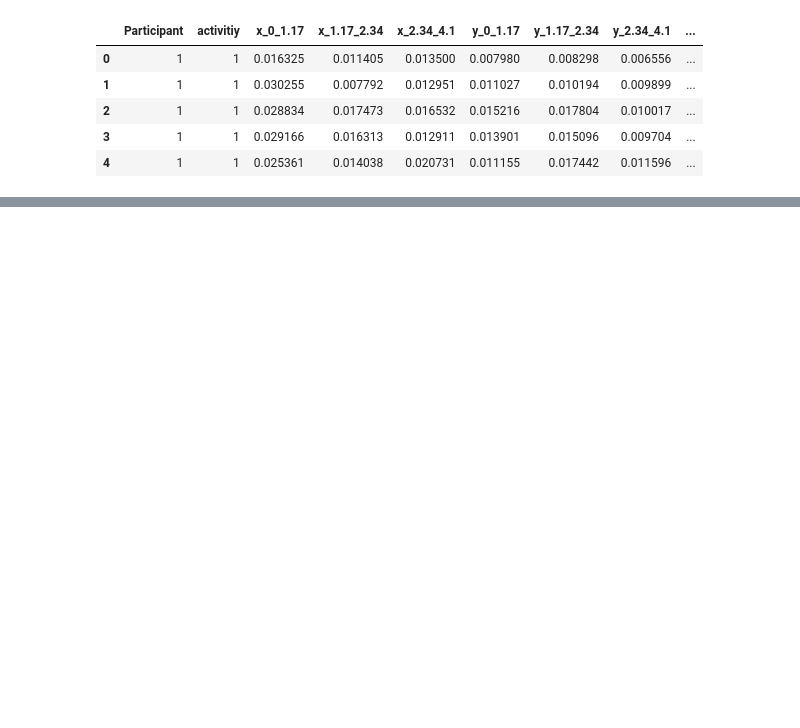
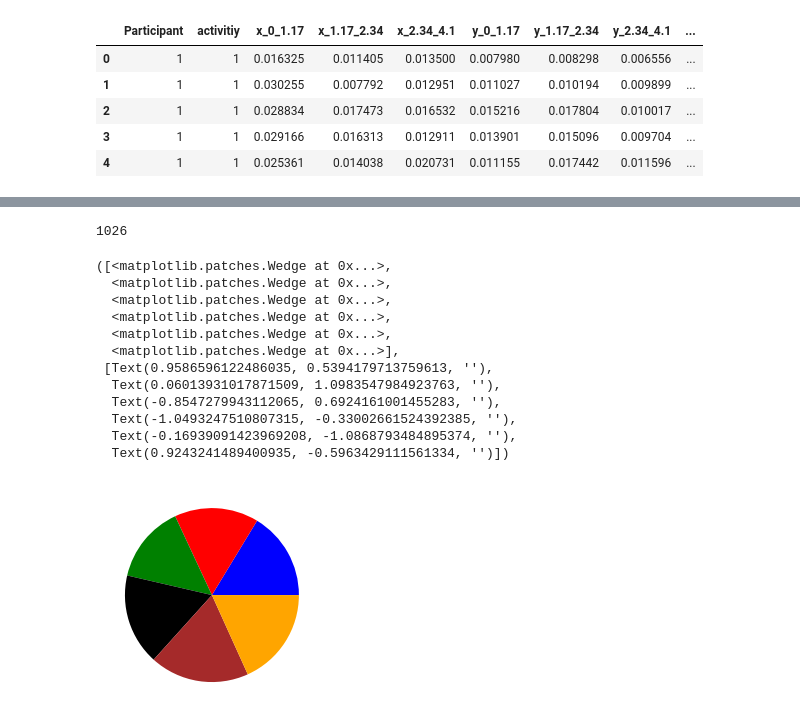
Before and after one commit to Devinml/Human-activity-recognition-using-smartphone-data, a Jupyter notebook: notebooks/EDA_RAW_DATA.ipynb, the cells around one changed output, grey strips where cells are left out. Cells and saved outputs as stored; diff of their text form; code cells hidden in the pictures; blank space fills up the shorter version.

```diff
--- a/notebooks/EDA_RAW_DATA.ipynb
+++ b/notebooks/EDA_RAW_DATA.ipynb
@@ -359,0 +338,23 @@ Name: activitiy, Length: 6289, dtype: int64,
+# %%
+calc_df['activitiy'].value_counts()[1]
+# %% [output]
+1026
+# %%
+sizes = [calc_df['activitiy'].value_counts()[i] for i in range(1,7)]
+colors = ['blue','red','green','black','brown', 'orange']
+# %%
+plt.pie(sizes,colors= colors)
+# %% [output]
+([<matplotlib.patches.Wedge at 0x...>,
+  <matplotlib.patches.Wedge at 0x...>,
+  <matplotlib.patches.Wedge at 0x...>,
+  <matplotlib.patches.Wedge at 0x...>,
+  <matplotlib.patches.Wedge at 0x...>,
+  <matplotlib.patches.Wedge at 0x...>],
+ [Text(0.9586596122486035, 0.5394179713759613, ''),
+  Text(0.06013931017871509, 1.0983547984923763, ''),
+  Text(-0.8547279943112065, 0.6924161001455283, ''),
+  Text(-1.0493247510807315, -0.33002661524392385, ''),
+  Text(-0.16939091423969208, -1.0868793484895374, ''),
+  Text(0.9243241489400935, -0.5963429111561334, '')])
+[figure, added]
```
Also changed, not shown: parts of 4 cells of this notebook, 5 other files.
